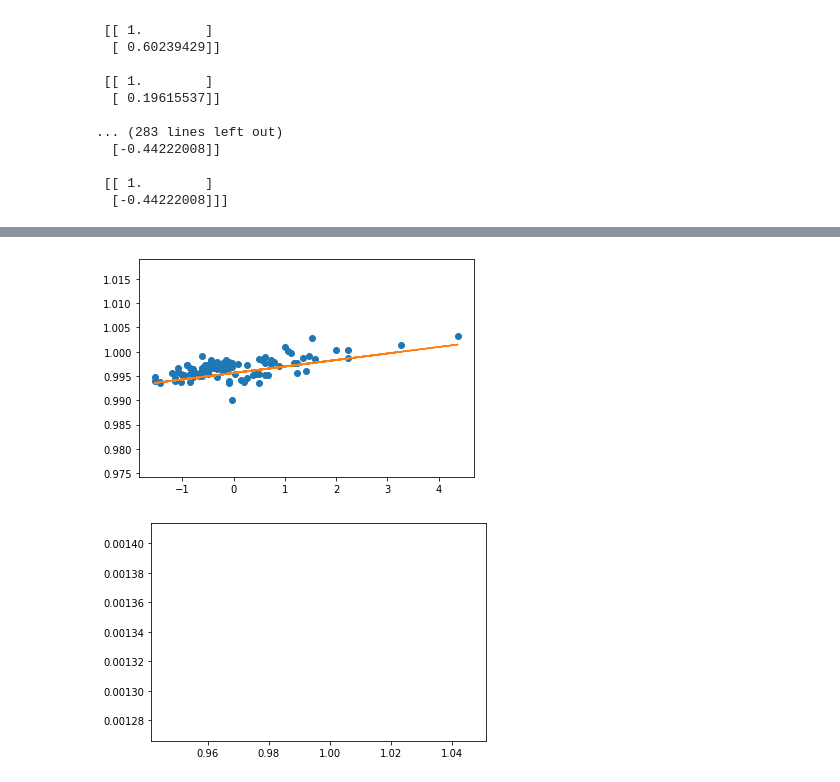
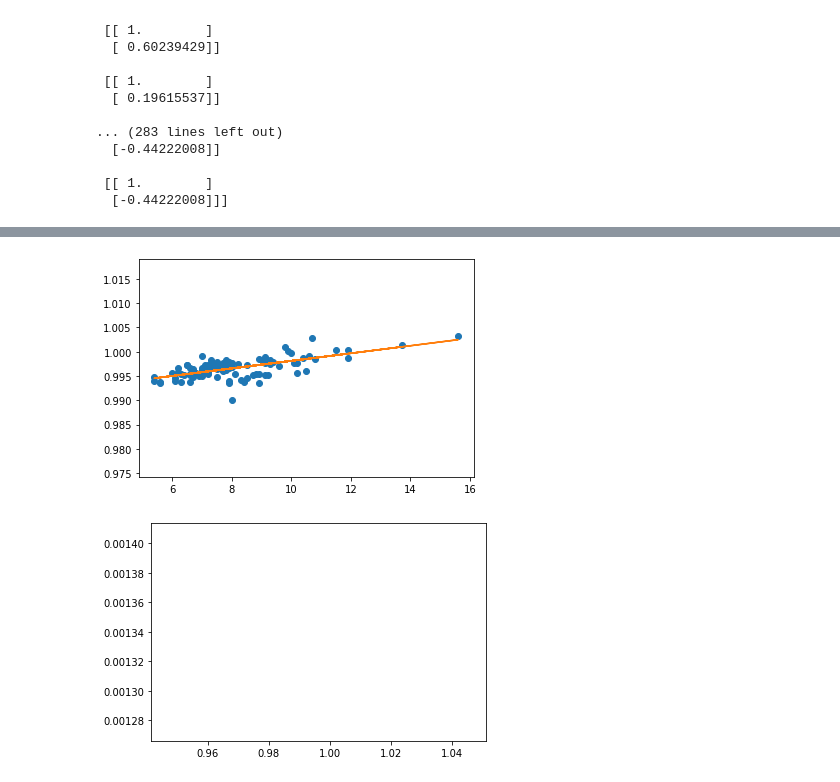
Before and after one commit to sohamvg/col774-machine-learning, a Jupyter notebook: assignment1/q1.ipynb, the cells around one changed output, grey strips where cells are left out. Drawn from its saved outputs; the diff is of its cells as text; code cells hidden in the pictures.

```diff
--- a/assignment1/q1.ipynb
+++ b/assignment1/q1.ipynb
@@ -77,12 +77,12 @@ def gradient_descent(learning_rate, epsilon):
         print(t, theta_t, prev_cost, curr_cost)
 
 #         if abs(curr_cost - prev_cost) < epsilon or t > 1000:
-        if (abs(theta - theta_t) <= epsilon).all() or t > 1000:
+        if (abs(theta - theta_t) <= epsilon).all() or t > 10:
             return theta, thetas_and_costs
         prev_cost = curr_cost
         t += 1
 # %%
-theta, thetas_and_costs = gradient_descent(0.02, 1e-8)
+theta, thetas_and_costs = gradient_descent(0.025, 1e-8)
 print(thetas_and_costs)
 # %% [output]
 0 [[0.]
@@ -127,13 +115,14 @@ array([0.4966279])
 # %%
 # load data
-# x = np.genfromtxt('ass1_data/data/q1/linearX.csv', delimiter=',')
-# y = np.genfromtxt('ass1_data/data/q1/linearY.csv', delimiter=',')
+x_orig = np.genfromtxt('ass1_data/data/q1/linearX.csv', delimiter=',')
+y_orig = np.genfromtxt('ass1_data/data/q1/linearY.csv', delimiter=',')
 
-plt.scatter(x[:, 1, 0], y)
-plt.plot(x[:, 1, 0], [hypothesis(theta, xi)[0] for xi in x], 'C1')
+# plt.scatter(x[:, 1, 0], y)
+plt.scatter(x_orig, y_orig)
+plt.plot(x_orig, [hypothesis(theta, xi)[0] for xi in x], 'C1')
 plt.show()
 # %% [output]
-[figure, old version]
+[figure, new version]
 # %%
 theta0 = np.linspace(-4, 4, 40)
 theta1 = np.linspace(-4, 4, 40)
```
Also changed, not shown: parts of 3 cells of this notebook, 9 other files.
